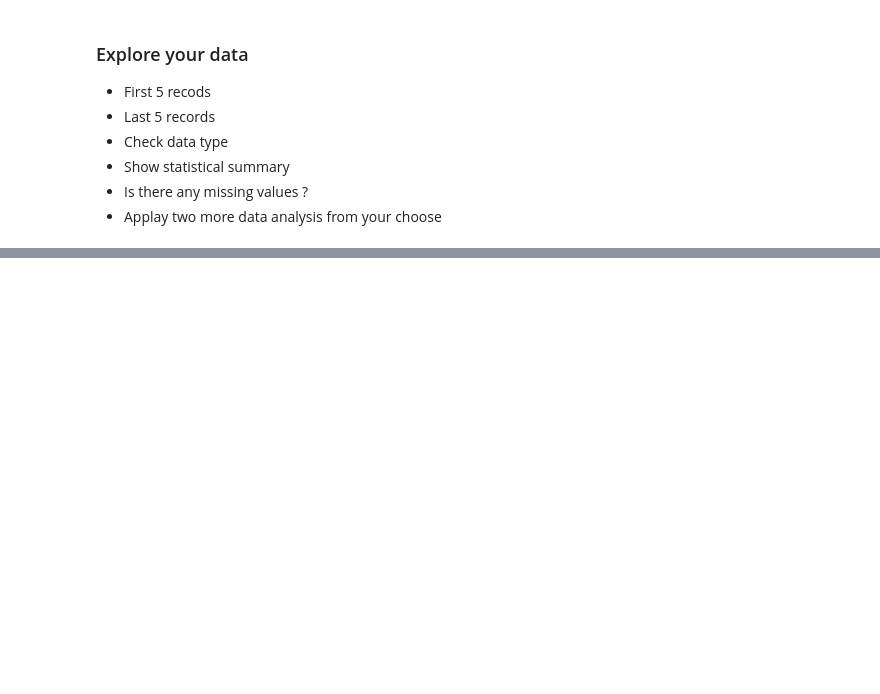
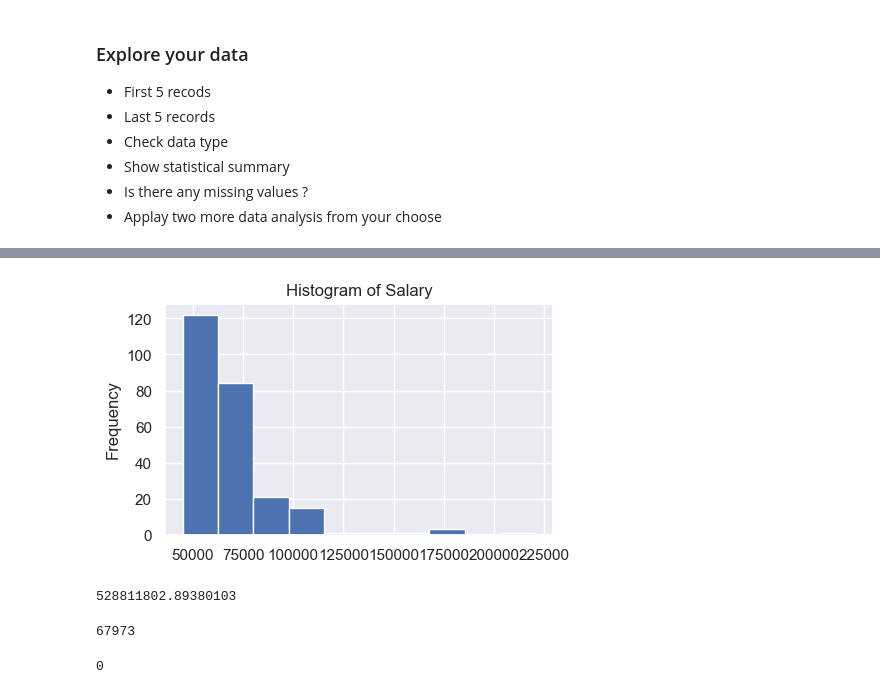
Before and after one commit to Tuwaiq-Data-Science-Bootcamp-V2/MissingData-Lab1, a Jupyter notebook: Missing Values Assignment .ipynb, the cells around one changed output, grey strips where cells are left out. Drawn from its saved outputs; the diff is of its cells as text; code cells hidden in the pictures; blank space fills up the shorter version.

```diff
--- a/Missing Values Assignment .ipynb
+++ b/Missing Values Assignment .ipynb
@@ -20,0 +163,3 @@
+# %%
+df.drop('Employee_Name', axis='columns', inplace=True)
+df.head(3)
@@ -20,0 +179,18 @@
+# %%
+df['Salary'].plot(kind="hist", title="Histogram of Salary");
+# %% [output]
+[figure, added]
+# %%
+df['Salary'].var()
+# %% [output]
+528811802.89380103
+# %%
+salary_mean = round(df['Salary'].mean())
+salary_mean
+# %% [output]
+67973
+# %%
+df['Salary'] = df['Salary'].fillna(salary_mean)
+df['Salary'].isnull().sum()
+# %% [output]
+0
```
Also changed, not shown: parts of 33 cells of this notebook.
